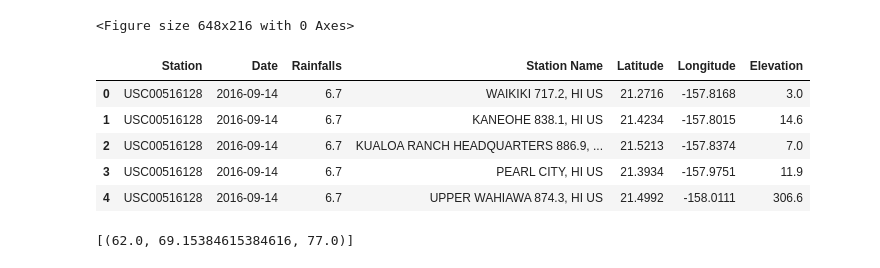
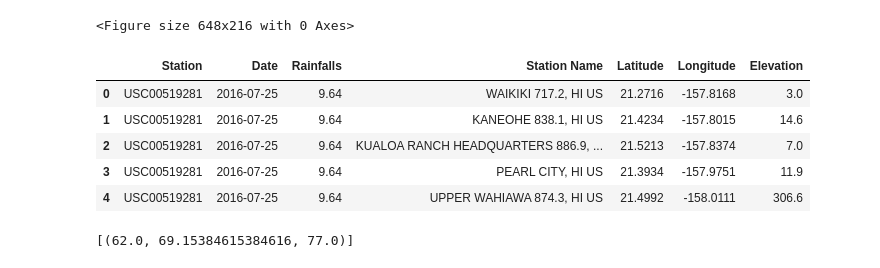
Before and after one commit to erikayi/sqlalchemy-challenge, a Jupyter notebook: climate_final.ipynb, the cells around one changed output. Drawn from its saved outputs; the diff is of its cells as text; code cells hidden in the pictures.

```diff
--- a/climate_final.ipynb
+++ b/climate_final.ipynb
@@ -463,40 +463,39 @@ plt.show()
 # %%
 # Calculate the total amount of rainfall per weather station for your trip dates using the previous year's matching dates.
 # Sort this in descending order by precipitation amount and list the station, name, latitude, longitude, and elevation
 
 # joining two data
 
 join = [Measurement.prcp, Measurement.station, Station.station, Station.name, Station.longitude, Station.elevation,
          Measurement.date]
 same_station = session.query(*join).filter(Station.station == Measurement.station).limit(10).all()
 
 for data in same_station:
     (measurement_prcp, measurement_station, station_station, station_name, station_longitude, station_elevation,
     measurement_date) = data
 
 #     print(f"station: {station_station} | station: {measurement_station}")
 
-
-end_date = dt.datetime(2017,8,23)
-begin_date = dt.datetime(2016,8,22)
+end_date = dt.datetime(2016,8,23)
+begin_date = dt.datetime(2015,8,22)
 
 total_rainfall_per_station_bydates = session.query(Measurement.station, Measurement.date, Measurement.prcp,
                                                    Station.name, Station.latitude, Station.longitude, Station.elevation).\
                                       filter(Measurement.date <= end_date).\
                                       filter(Measurement.date >= begin_date).\
                                       order_by(Measurement.prcp.desc()).all()
 
 total_rainfall_per_station_bydates_df = pd.DataFrame(total_rainfall_per_station_bydates)
 total_rainfall_per_station_bydates_df.rename(columns={"station":"Station", "date":"Date", "prcp":"Rainfalls",
                                        "name": "Station Name", "latitude": "Latitude", "longitude":"Longitude",
                                        "elevation":"Elevation"}).head()
 # %% [output]
 |  | Station | Date | Rainfalls | Station Name | Latitude | Longitude | Elevation |
-| 0 | USC00516128 | 2016-09-14 | 6.7 | WAIKIKI 717.2, HI US | 21.2716 | -157.8168 | 3.0 |
-| 1 | USC00516128 | 2016-09-14 | 6.7 | KANEOHE 838.1, HI US | 21.4234 | -157.8015 | 14.6 |
-| 2 | USC00516128 | 2016-09-14 | 6.7 | KUALOA RANCH HEADQUARTERS 886.9, ... | 21.5213 | -157.8374 | 7.0 |
-| 3 | USC00516128 | 2016-09-14 | 6.7 | PEARL CITY, HI US | 21.3934 | -157.9751 | 11.9 |
-| 4 | USC00516128 | 2016-09-14 | 6.7 | UPPER WAHIAWA 874.3, HI US | 21.4992 | -158.0111 | 306.6 |
+| 0 | USC00519281 | 2016-07-25 | 9.64 | WAIKIKI 717.2, HI US | 21.2716 | -157.8168 | 3.0 |
+| 1 | USC00519281 | 2016-07-25 | 9.64 | KANEOHE 838.1, HI US | 21.4234 | -157.8015 | 14.6 |
+| 2 | USC00519281 | 2016-07-25 | 9.64 | KUALOA RANCH HEADQUARTERS 886.9, ... | 21.5213 | -157.8374 | 7.0 |
+| 3 | USC00519281 | 2016-07-25 | 9.64 | PEARL CITY, HI US | 21.3934 | -157.9751 | 11.9 |
+| 4 | USC00519281 | 2016-07-25 | 9.64 | UPPER WAHIAWA 874.3, HI US | 21.4992 | -158.0111 | 306.6 |
 # %%
 # Create a query that will calculate the daily normals
 # (i.e. the averages for tmin, tmax, and tavg for all historic data matching a specific month and day)
```
Also changed, not shown: parts of 3 cells of this notebook, 1 other file.
